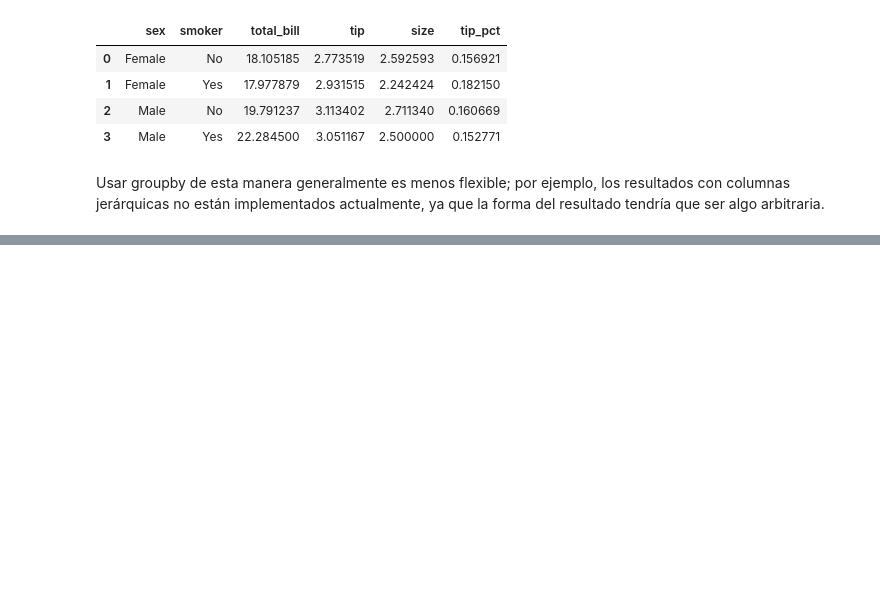
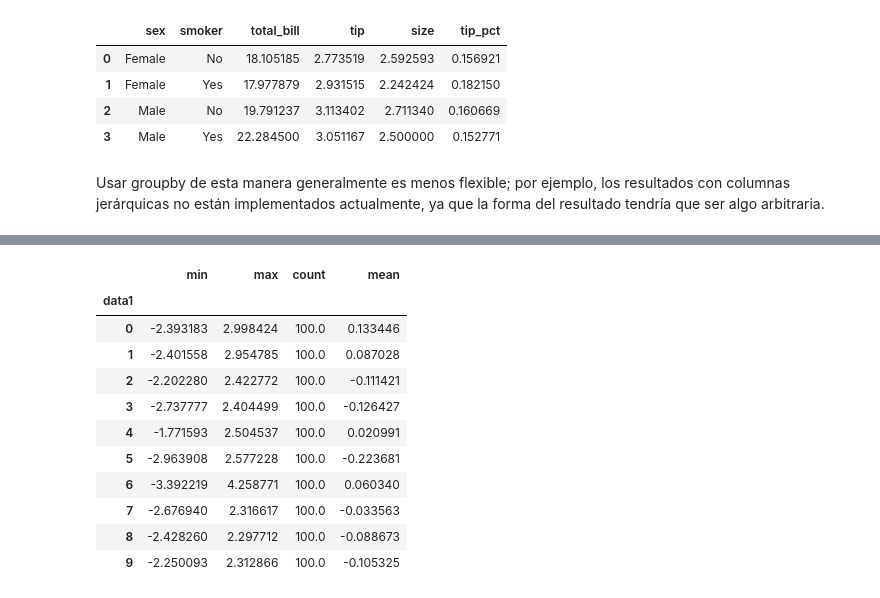
Before and after one commit to MikeAlienpz03/Excel_python, a Jupyter notebook: Chapters/DataAgregation.ipynb, the cells around one changed output, grey strips where cells are left out. Drawn from its saved outputs; the diff is of its cells as text; code cells hidden in the pictures; blank space fills up the shorter version.

```diff
--- a/Chapters/DataAgregation.ipynb
+++ b/Chapters/DataAgregation.ipynb
@@ -699,0 +838,9 @@ pag 280
+# %%
+frame = pd.DataFrame(
+    {
+        'data1' : np.random.randn(1000),
+        'data2' : np.random.randn(1000)
+    }
+)
+
+frame.shape
@@ -699,0 +871,8 @@ pag 280
+# %%
+def get_stats(group):
+    return {
+        'min': group.min(),
+        'max': group.max(),
+        'count': group.count(),
+        'mean': group.mean()
+    }
@@ -699,0 +903,26 @@ pag 280
+# %%
+"""
+pd.qcut() divide los valores de frame['data1']
+en 10 cuantiles (intervalos de igual frecuencia).
+
+El argumento labels=False indica que queremos
+etiquetas numéricas (índices) en lugar de
+nombres para los intervalos resultantes.
+
+"""
+grouping = pd.qcut(frame['data1'],10,labels=False)
+grouped = frame['data2'].groupby(grouping)
+grouped.apply(get_stats).unstack()
+# %% [output]
+|  | min | max | count | mean |
+| data1 |  |  |  |  |
+| 0 | -2.393183 | 2.998424 | 100.0 | 0.133446 |
+| 1 | -2.401558 | 2.954785 | 100.0 | 0.087028 |
+| 2 | -2.202280 | 2.422772 | 100.0 | -0.111421 |
+| 3 | -2.737777 | 2.404499 | 100.0 | -0.126427 |
+| 4 | -1.771593 | 2.504537 | 100.0 | 0.020991 |
+| 5 | -2.963908 | 2.577228 | 100.0 | -0.223681 |
+| 6 | -3.392219 | 4.258771 | 100.0 | 0.060340 |
+| 7 | -2.676940 | 2.316617 | 100.0 | -0.033563 |
+| 8 | -2.428260 | 2.297712 | 100.0 | -0.088673 |
+| 9 | -2.250093 | 2.312866 | 100.0 | -0.105325 |
```
Also changed, not shown: parts of 72 cells of this notebook, 3 other files.
